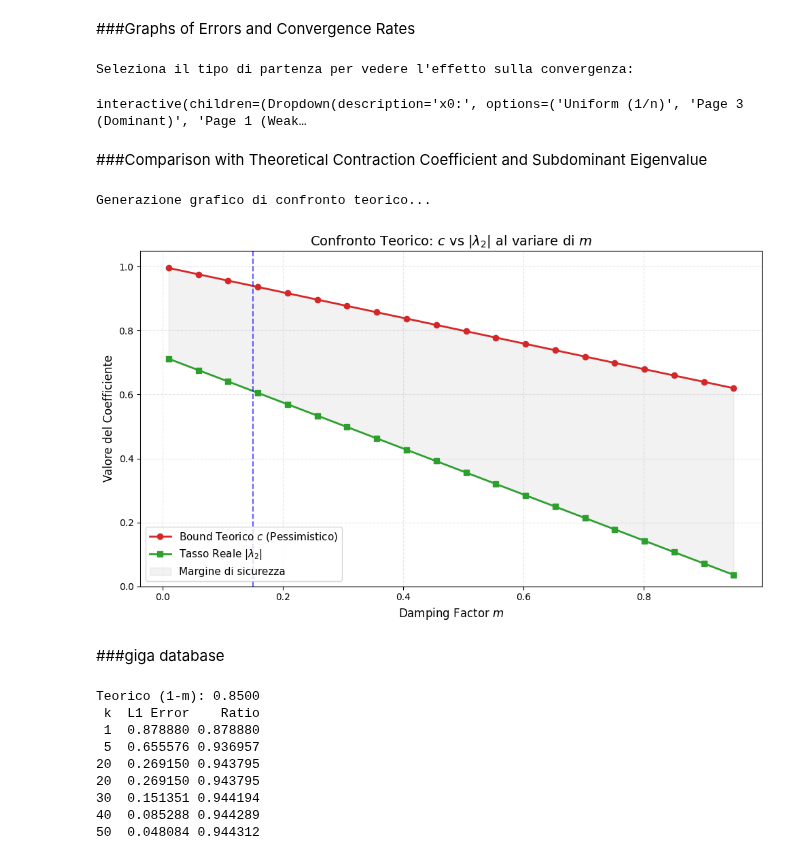
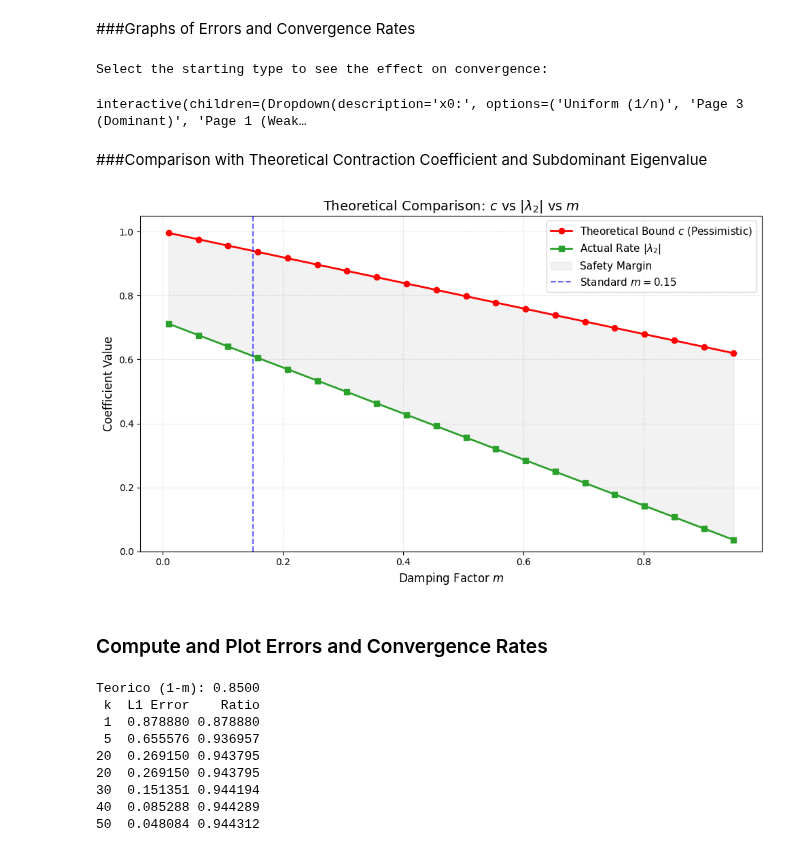
Before and after one commit to giorgiozoccatelli/ComputationalLinearAlgebra, a Jupyter notebook: PageRank/es11.ipynb, the cells around one changed output. Cells and saved outputs as stored; diff of their text form; code cells hidden in the pictures.

```diff
--- a/PageRank/es11.ipynb
+++ b/PageRank/es11.ipynb
@@ -720,29 +700,29 @@ def plot_interactive_analysis(start_strategy):
     plt.figure(figsize=(10, 5))
     plt.plot(k_vals, errors, 'o-', markersize=4, label=f'Start: {start_strategy}')
     plt.yscale('log')
-    plt.title('Decadimento Errore (Scala Log)')
-    plt.xlabel('Iterazione k')
-    plt.ylabel('Errore')
+    plt.title("Error's decay  (log scale)")
+    plt.xlabel('Iteration k')
+    plt.ylabel('Error')
     plt.grid(True, alpha=0.3)
     plt.legend()
-    plt.savefig('grafico_errore.png', dpi=300)
+    fig.savefig("error's decay", dpi=300, bbox_inches='tight')
     plt.show()
 
 
     plt.figure(figsize=(10, 5))
-    plt.plot(k_vals[1:], ratios[1:], 'o-', color='orange', markersize=4, label='Rapporto Empirico')
+    plt.plot(k_vals[1:], ratios[1:], 'o-', color='orange', markersize=4, label='Observed Ratio')
     plt.axhline(y=lambda_2_est, color='green', linestyle='--', label=f'Est. |λ2| ≈ {lambda_2_est:.3f}')
     plt.axhline(y=c_val, color='red', linestyle=':', label=f'Bound c = {c_val:.3f}')
 
-    plt.title('Velocità di Convergenza')
-    plt.xlabel('Iterazione k')
+    plt.title('Rate of convergence')
+    plt.xlabel('Iteration k')
     plt.ylim(0.4, 1.0)
     plt.legend()
     plt.grid(True)
-    plt.savefig('grafico_velocità.png', dpi=300)
+    fig.savefig("speed convengence", dpi=300, bbox_inches='tight')
     plt.show()
 
-print("Seleziona il tipo di partenza per vedere l'effetto sulla convergenza:")
+print("Select the starting type to see the effect on convergence:")
 interact(plot_interactive_analysis,
          start_strategy=widgets.Dropdown(
              options=['Uniform (1/n)', 'Page 3 (Dominant)', 'Page 1 (Weak)', 'Random'],
@@ -750,7 +730,7 @@ interact(plot_interactive_analysis,
              description='x0:',
          ));
 # %% [output]
-Seleziona il tipo di partenza per vedere l'effetto sulla convergenza:
+Select the starting type to see the effect on convergence:
 interactive(children=(Dropdown(description='x0:', options=('Uniform (1/n)', 'Page 3 (Dominant)', 'Page 1 (Weak…
 # %% [markdown]
 ###Comparison with Theoretical Contraction Coefficient and Subdominant Eigenvalue
@@ -763,45 +743,43 @@ def plot_theoretical_sensitivity(A_matrix):
 
 
     for m_val in m_values:
         M_temp, _ = compute_M_matrix(A_matrix, m_val)
 
 
         c_vals.append(calculate_c(M_temp))
+        vals, _ = np.linalg.eig(M_temp)
 
-
-        vals, _ = np.linalg.eig(M_temp)
         vals = np.sort(np.abs(vals))[::-1]
         lambda2_vals.append(vals[1])
 
 
     plt.figure(figsize=(10, 6))
 
 
-    plt.plot(m_values, c_vals, 'o-', color='#d62728', linewidth=2, label=r'Bound Teorico $c$ (Pessimistico)')
-    plt.plot(m_values, lambda2_vals, 's-', color='#2ca02c', linewidth=2, label=r'Tasso Reale $|\lambda_2|$')
+    plt.plot(m_values, c_vals, 'o-', color= 'red', linewidth=2, label=r'Theoretical Bound $c$ (Pessimistic)')
+    plt.plot(m_values, lambda2_vals, 's-', color='#2ca02c', linewidth=2, label=r'Actual Rate $|\lambda_2|$')
 
 
-    plt.fill_between(m_values, c_vals, lambda2_vals, color='gray', alpha=0.1, label='Margine di sicurezza')
+    plt.fill_between(m_values, c_vals, lambda2_vals, color='gray', alpha=0.1, label='Safety Margin')
 
 
-    plt.axvline(0.15, color='blue', linestyle='--', alpha=0.6)
+    plt.axvline(0.15, color='blue', linestyle='--', alpha=0.6, label=r'Standard $m=0.15$')
 
 
-    plt.title(r'Confronto Teorico: $c$ vs $|\lambda_2|$ al variare di $m$', fontsize=14)
+    plt.title(r'Theoretical Comparison: $c$ vs $|\lambda_2|$ vs $m$', fontsize=14)
     plt.xlabel('Damping Factor $m$', fontsize=12)
-    plt.ylabel('Valore del Coefficiente', fontsize=12)
+    plt.ylabel('Coefficient Value', fontsize=12)
     plt.ylim(0, 1.05)
     plt.grid(True, alpha=0.3, linestyle='--')
-    plt.legend(fontsize=11, loc='lower left')
+    plt.legend(fontsize=11, loc='upper right')
 
     plt.tight_layout()
     plt.show()
 
-print("Generazione grafico di confronto teorico...")
+
 plot_theoretical_sensitivity(A5)
 # %% [output]
-Generazione grafico di confronto teorico...
-[figure, old version]
+[figure, new version]
 # %% [markdown]
-###giga database
+### Compute and Plot Errors and Convergence Rates
 # %%
```
Also changed, not shown: parts of 3 cells of this notebook, 16 other files.
